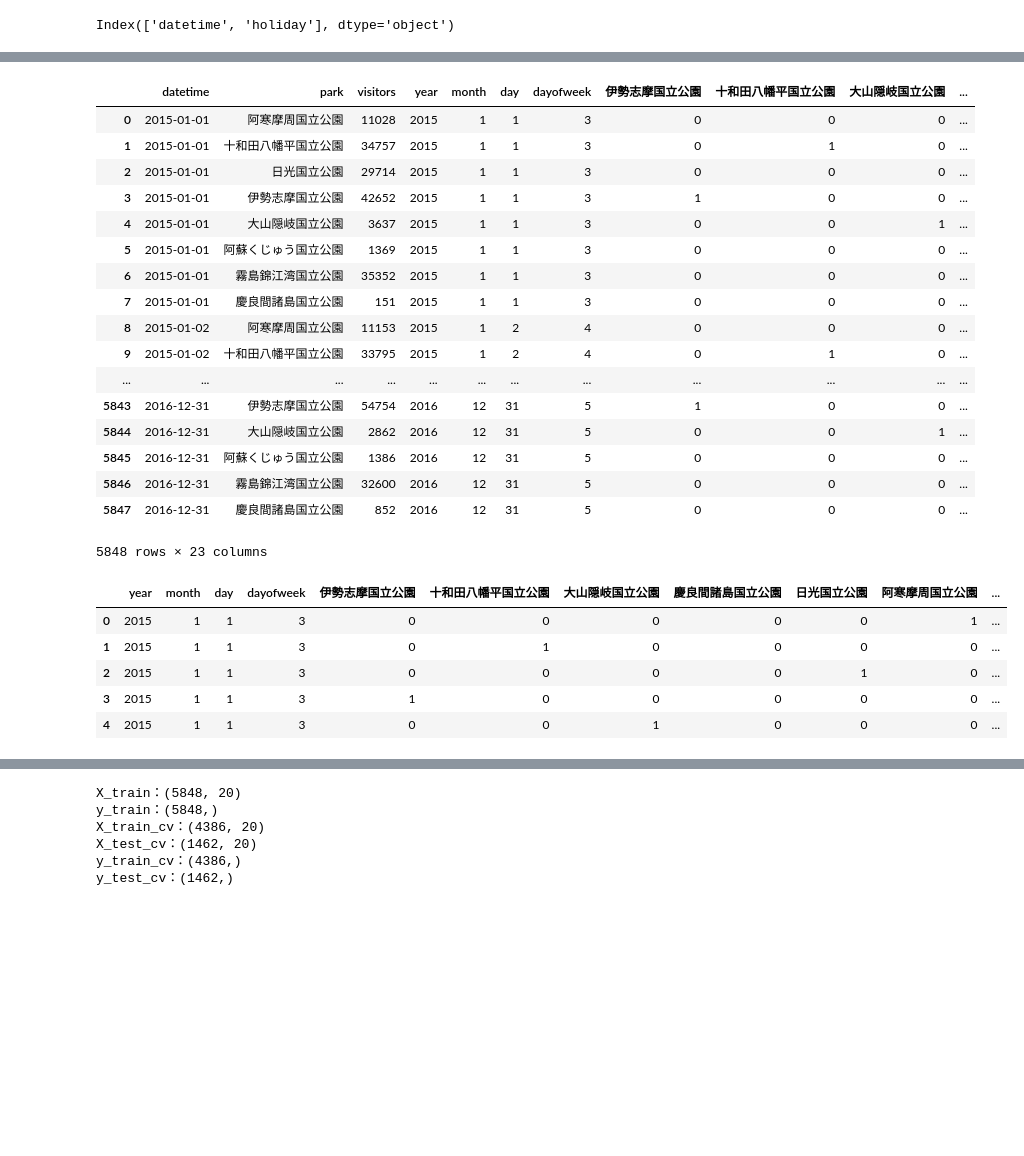
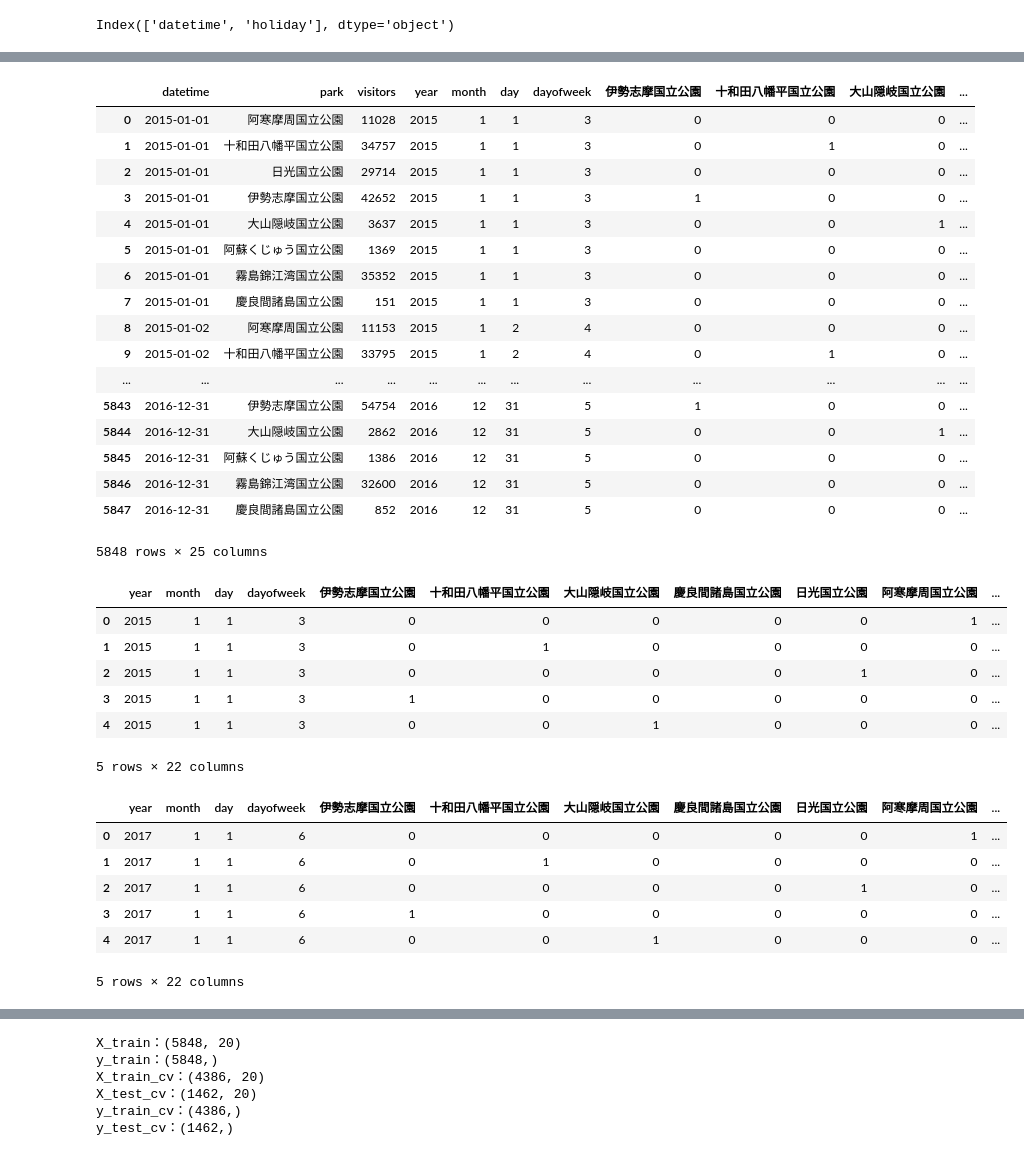
Before and after one commit to TaigoKuriyama/national_park_prediction, a Jupyter notebook: notebook/preprocess.ipynb, the cells around one changed output, grey strips where cells are left out. Cells and saved outputs as stored; diff of their text form; code cells hidden in the pictures; blank space fills up the shorter version.

```diff
--- a/notebook/preprocess.ipynb
+++ b/notebook/preprocess.ipynb
@@ -112,3 +108,13 @@ df_holiday['datetime'] = pd.to_datetime(df_holiday['datetime'])
 df_holiday.columns
 # %% [output]
 Index(['datetime', 'holiday'], dtype='object')
+# %%
+# 防災科学技術研究所 ⼤⼭鏡ヶ成積雪気象観測施設における積雪気象観測データ
+# 日ごとの積雪量の平均データを作成
+df_nied_oyama = pd.read_csv('../data/raw/nied_oyama.tsv',sep='\t')
+df_nied_oyama['日時'] = pd.to_datetime(df_nied_oyama['日時'])
+df_nied_oyama['日時'] = df_nied_oyama['日時'].dt.strftime('%Y-%m-%d')
+df_nied_oyama_mean = df_nied_oyama.groupby('日時',as_index=False).mean()[['日時','積雪深(cm)', '気温(℃)']]
+df_oyama = df_nied_oyama_mean.assign(大山隠岐国立公園=1)
+df_oyama = df_oyama.rename(columns={'日時': 'datetime'})
+df_oyama.head()
@@ -115,6 +128,10 @@ Index(['datetime', 'holiday'], dtype='object')
 # %%
 # 学習データと休日データの結合
 df_merged = pd.merge(df_train,df_holiday,on='datetime')
+
+# 学習データと⼤⼭気象データの結合
+df_oyama['datetime'] = pd.to_datetime(df_oyama['datetime'])
+df_merged = pd.merge(df_merged,df_oyama,on=['大山隠岐国立公園','datetime'],how='left')
 df_merged
 # %% [output]
 |  | datetime | park | visitors | year | month | day | dayofweek | 伊勢志摩国立公園 | 十和田八幡平国立公園 | 大山隠岐国立公園 | ... |
@@ -134,7 +151,7 @@ df_merged
 | 5845 | 2016-12-31 | 阿蘇くじゅう国立公園 | 1386 | 2016 | 12 | 31 | 5 | 0 | 0 | 0 | ... |
 | 5846 | 2016-12-31 | 霧島錦江湾国立公園 | 32600 | 2016 | 12 | 31 | 5 | 0 | 0 | 0 | ... |
 | 5847 | 2016-12-31 | 慶良間諸島国立公園 | 852 | 2016 | 12 | 31 | 5 | 0 | 0 | 0 | ... |
-5848 rows × 23 columns
+5848 rows × 25 columns
 # %%
 from sklearn.cross_validation import train_test_split
 import math
@@ -153,11 +170,24 @@ df_except_y.head()
 | 2 | 2015 | 1 | 1 | 3 | 0 | 0 | 0 | 0 | 1 | 0 | ... |
 | 3 | 2015 | 1 | 1 | 3 | 1 | 0 | 0 | 0 | 0 | 0 | ... |
 | 4 | 2015 | 1 | 1 | 3 | 0 | 0 | 1 | 0 | 0 | 0 | ... |
+5 rows × 22 columns
 # %%
 df_test_merged = pd.merge(df_test,df_holiday,on='datetime')
+df_test_merged = pd.merge(df_test_merged,df_oyama,on=['大山隠岐国立公園','datetime'],how='left')
+
+
 df_test_merged = df_test_merged.drop(['park','datetime','index'], axis=1)
+df_test_merged = df_test_merged.fillna(0)
 X_test = df_test_merged.as_matrix()
 df_test_merged.head()
+# %% [output]
+|  | year | month | day | dayofweek | 伊勢志摩国立公園 | 十和田八幡平国立公園 | 大山隠岐国立公園 | 慶良間諸島国立公園 | 日光国立公園 | 阿寒摩周国立公園 | ... |
+| 0 | 2017 | 1 | 1 | 6 | 0 | 0 | 0 | 0 | 0 | 1 | ... |
+| 1 | 2017 | 1 | 1 | 6 | 0 | 1 | 0 | 0 | 0 | 0 | ... |
+| 2 | 2017 | 1 | 1 | 6 | 0 | 0 | 0 | 0 | 1 | 0 | ... |
+| 3 | 2017 | 1 | 1 | 6 | 1 | 0 | 0 | 0 | 0 | 0 | ... |
+| 4 | 2017 | 1 | 1 | 6 | 0 | 0 | 1 | 0 | 0 | 0 | ... |
+5 rows × 22 columns
 # %%
 # parametar tuning
 params = {"learning_rate":[0.1,0.3,0.5],
```
Also changed, not shown: parts of 7 cells of this notebook, 1 other file.
